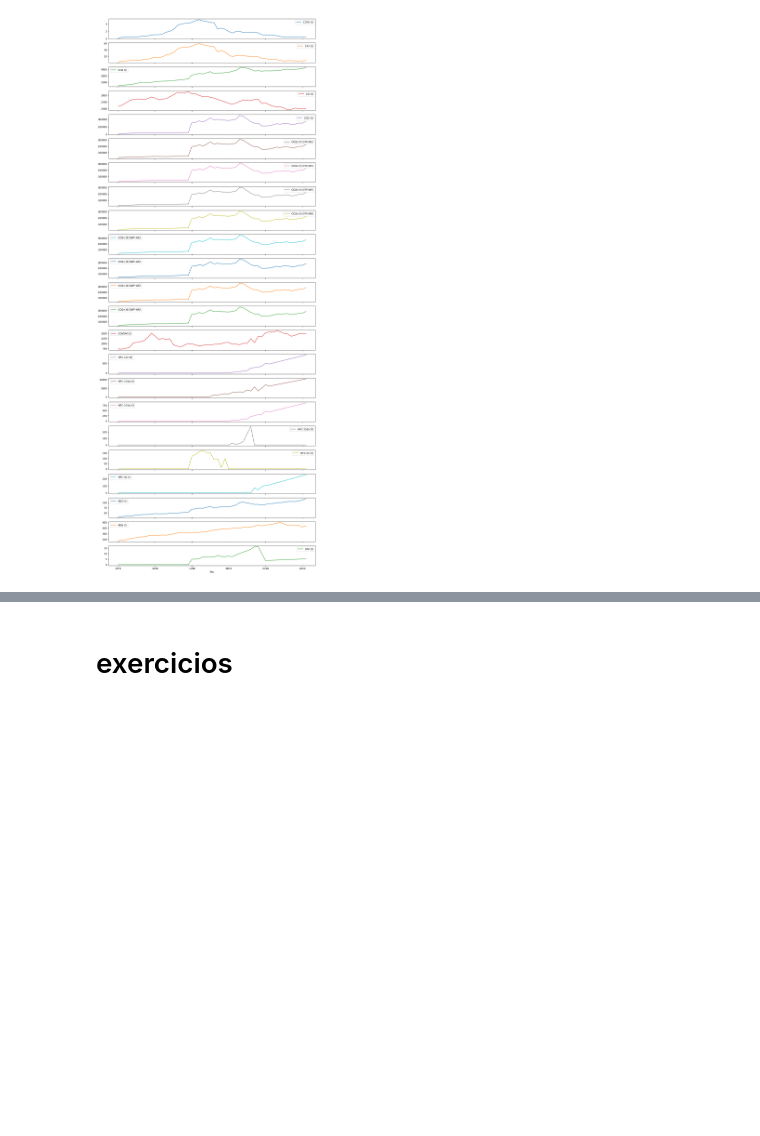
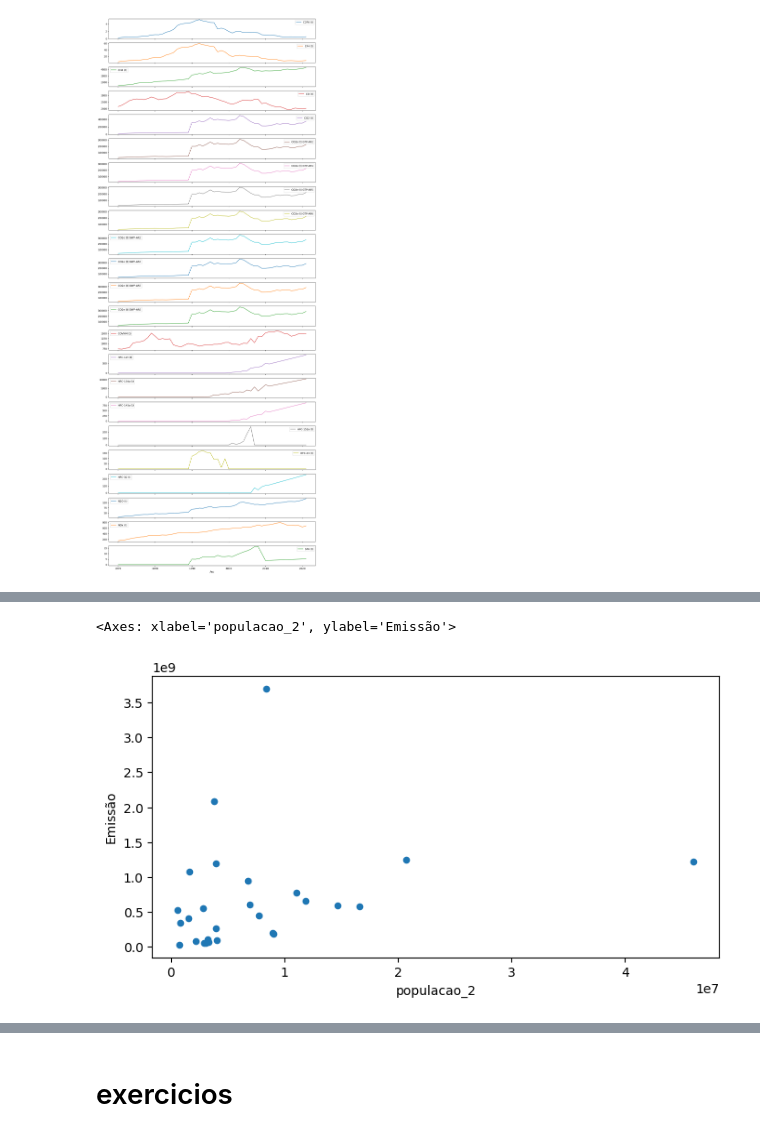
Before and after one commit to luis-gustav0/Repository_A, a Jupyter notebook: Pandas_selecionando_e_agrupando_dados.ipynb, the cells around one changed output, grey strips where cells are left out. Cells and saved outputs as stored; diff of their text form; code cells hidden in the pictures; blank space fills up the shorter version.

```diff
--- a/Pandas_selecionando_e_agrupando_dados.ipynb
+++ b/Pandas_selecionando_e_agrupando_dados.ipynb
@@ -489,0 +554,4 @@ media_emissao_anual.plot(subplots = True, figsize = (15,40));
+# %%
+dados_ibge['populacao_2'] = dados_ibge['populacao_2'].astype(np.int64)
+# %%
+dados_ibge_populacao_estado = dados_ibge.groupby('UF')['populacao_2'].sum().reset_index()
@@ -489,0 +580,3 @@ media_emissao_anual.plot(subplots = True, figsize = (15,40));
+# %%
+emissao_estados = emission_x_year[emission_x_year['Ano'] == 2021].groupby('Estado')[['Emissão']].sum().reset_index()
+emissao_estados
@@ -489,0 +601,3 @@ media_emissao_anual.plot(subplots = True, figsize = (15,40));
+# %%
+dados_agrupados = pd.merge(emissao_estados, dados_ibge_populacao_estado, left_on= 'Estado', right_on='UF')
+dados_agrupados
@@ -489,0 +624,5 @@ media_emissao_anual.plot(subplots = True, figsize = (15,40));
+# %%
+dados_agrupados.plot(x='populacao_2', y='Emissão', kind='scatter', figsize=(8,4))
+# %% [output]
+<Axes: xlabel='populacao_2', ylabel='Emissão'>
+[figure, added]
```
Also changed, not shown: parts of 18 cells of this notebook.
